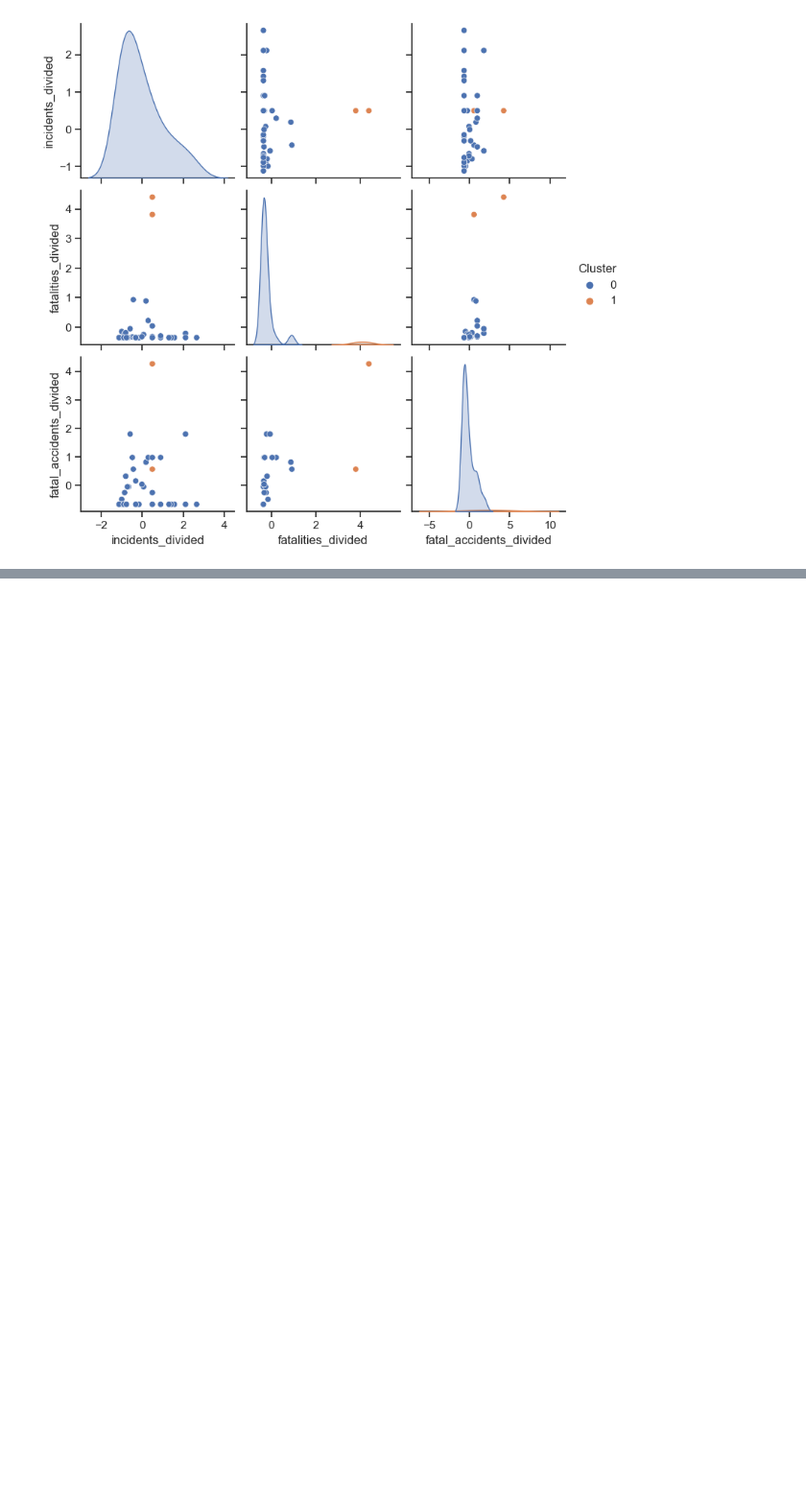
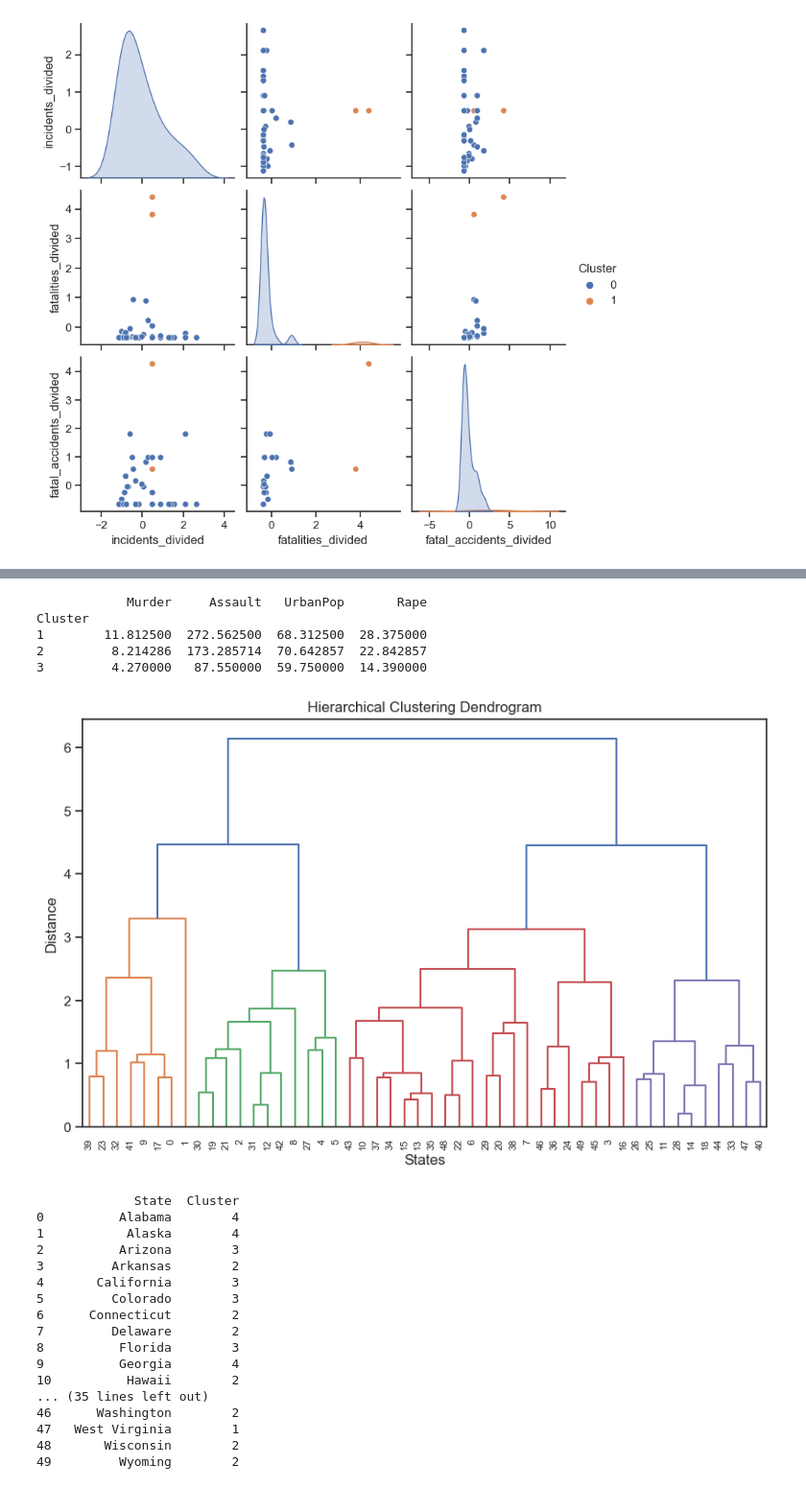
Before and after one commit to Bsubs/CITS5508_Machine_Learning, a Jupyter notebook: assignment3/assignment3.ipynb, the cells around one changed output, grey strips where cells are left out. Shown at 96% size. Drawn from its saved outputs; the diff is of its cells as text; code cells hidden in the pictures; blank space fills up the shorter version.

```diff
--- a/assignment3/assignment3.ipynb
+++ b/assignment3/assignment3.ipynb
@@ -754,0 +777,7 @@ arrests = pd.read_csv('USArrests.csv')
+# %%
+# Assign the cluster labels to the states
+arrests['Cluster'] = clusters
+
+# Print the states and their corresponding clusters
+state_clusters = arrests[['State', 'Cluster']]
+print(state_clusters)
@@ -754,0 +802,56 @@ arrests = pd.read_csv('USArrests.csv')
+# %%
+# Calculate the mean values for each cluster
+cluster_means = arrests.groupby('Cluster').mean()
+
+# Print the characteristics of each cluster
+print(cluster_means)
+# %% [output]
+            Murder     Assault   UrbanPop       Rape
+Cluster
+1        11.812500  272.562500  68.312500  28.375000
+2         8.214286  173.285714  70.642857  22.842857
+3         4.270000   87.550000  59.750000  14.390000
+# %%
+# Prepare the data for clustering
+X = arrests.iloc[:, 1:].values  # Include all columns for clustering
+
+# Scale the variables
+scaler = StandardScaler()
+X_scaled = scaler.fit_transform(X)
+
+# Perform hierarchical clustering
+linked = linkage(X_scaled, method='complete', metric='euclidean')
+plt.figure(figsize=(10, 6))
+dendrogram(linked, orientation='top', distance_sort='descending', show_leaf_counts=True)
+plt.title('Hierarchical Clustering Dendrogram')
+plt.xlabel('States')
+plt.ylabel('Distance')
+plt.show()
+# Cut the dendrogram at height = 200
+clusters = fcluster(linked, 4, criterion='distance')
+
+# Assign the cluster labels to the states
+arrests['Cluster'] = clusters
+
+# Print the states and their corresponding clusters
+state_clusters = arrests[['State', 'Cluster']]
+print(state_clusters)
+# %% [output]
+[figure, added]
+             State  Cluster
+0          Alabama        4
+1           Alaska        4
+2          Arizona        3
+3         Arkansas        2
+4       California        3
+5         Colorado        3
+6      Connecticut        2
+7         Delaware        2
+8          Florida        3
+9          Georgia        4
+10          Hawaii        2
+... (35 lines left out)
+46      Washington        2
+47   West Virginia        1
+48       Wisconsin        2
+49         Wyoming        2
```
Also changed, not shown: parts of 9 cells of this notebook.
